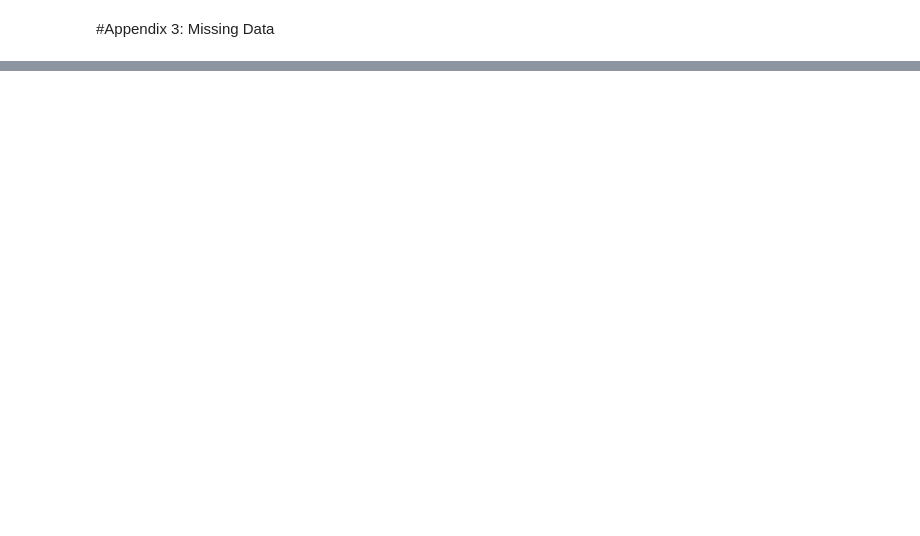
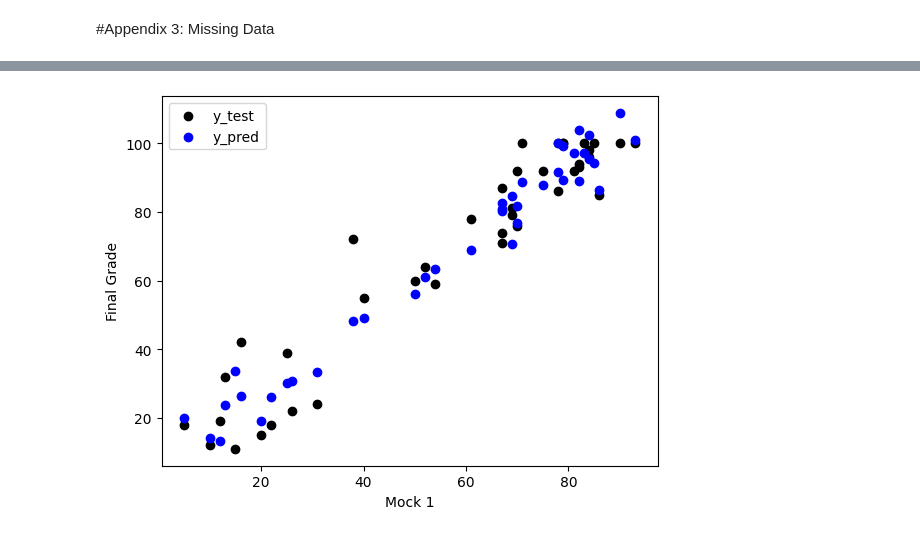
Before and after one commit to muhammedazhar/MSc-DataScience, a Jupyter notebook: COMP1801-ML/Week04/T4-Exercise.ipynb, the cells around one changed output, grey strips where cells are left out. Saved outputs shown, nothing was run; the diff lists cells and outputs as text; code cells hidden in the pictures; blank space fills up the shorter version.

```diff
--- a/COMP1801-ML/Week04/T4-Exercise.ipynb
+++ b/COMP1801-ML/Week04/T4-Exercise.ipynb
@@ -1445,7 +1741,7 @@ display(missing_data_rows)
 from sklearn.impute import SimpleImputer
 
 # Load the data
-testData = pd.read_csv('testData_missing.csv')
+testData = pd.read_csv('T4-Dataset-3.csv')
 
 # Save it to a pandas dataframe
 tar = 'finalGrade'
@@ -1488,30 +1784,32 @@ col_fin = ['mock1', 'mock2', 'studyTime', 'travelTime', 'absence', 'school']
 
 X = np.array(testData[col_fin])
 y = np.array(testData[tar])
 
 # Define how much test and training data we want. You can try changing these later to see how it changes the model and predictions
 X_train, X_test, y_train, y_test = train_test_split(X, y, test_size=0.1, shuffle=True, random_state=0)
 
 # Create linear regression object
 obj = sklearn.linear_model.LinearRegression()
 
 # Train the model using the training sets
 obj.fit(X_train, y_train)
 
 # Make predictions using the testing set
 y_pred = obj.predict(X_test)
 
 X_test_disp = X_test[:, 0]  # We will need to make a special vector for the feature we want on the x axis, as now X is a matrix matplotlib can't use it for a scatter plot
 
 # Plot outputs
 plt.scatter(X_test_disp, y_test, color='black', label='y_test')  # Observed y values
 plt.scatter(X_test_disp, y_pred, color='blue', label='y_pred')  # Predicted y values
 plt.xlabel('Mock 1')
 plt.ylabel('Final Grade')
 plt.legend()
 plt.show()
 
 # The mean squared error loss
 print('Mean squared error loss: {:.4f}'.format(sklearn.metrics.mean_squared_error(y_test, y_pred)))
 # The R2 score: 1 is perfect prediction
 print('R2 score: {:.4f}'.format(sklearn.metrics.r2_score(y_test, y_pred)))
+# %% [output]
+[figure, added]
```
Also changed, not shown: parts of 28 cells of this notebook.
